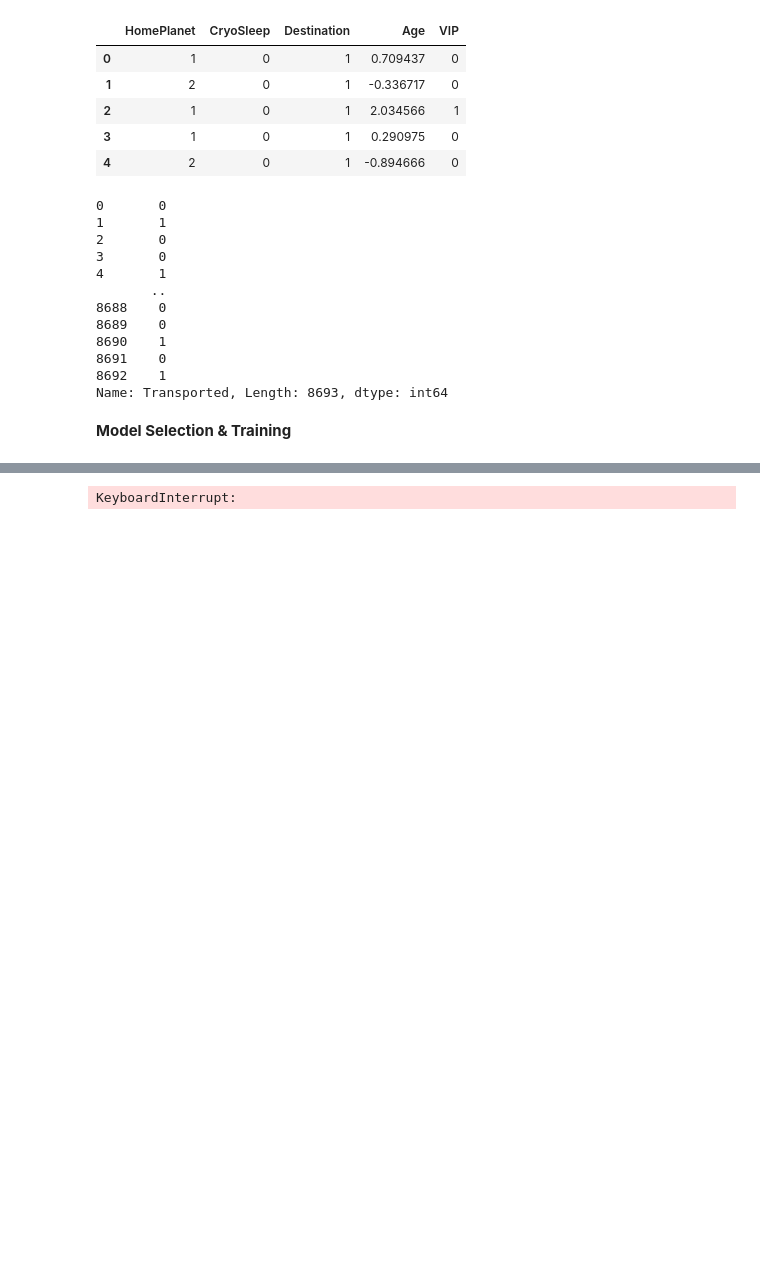
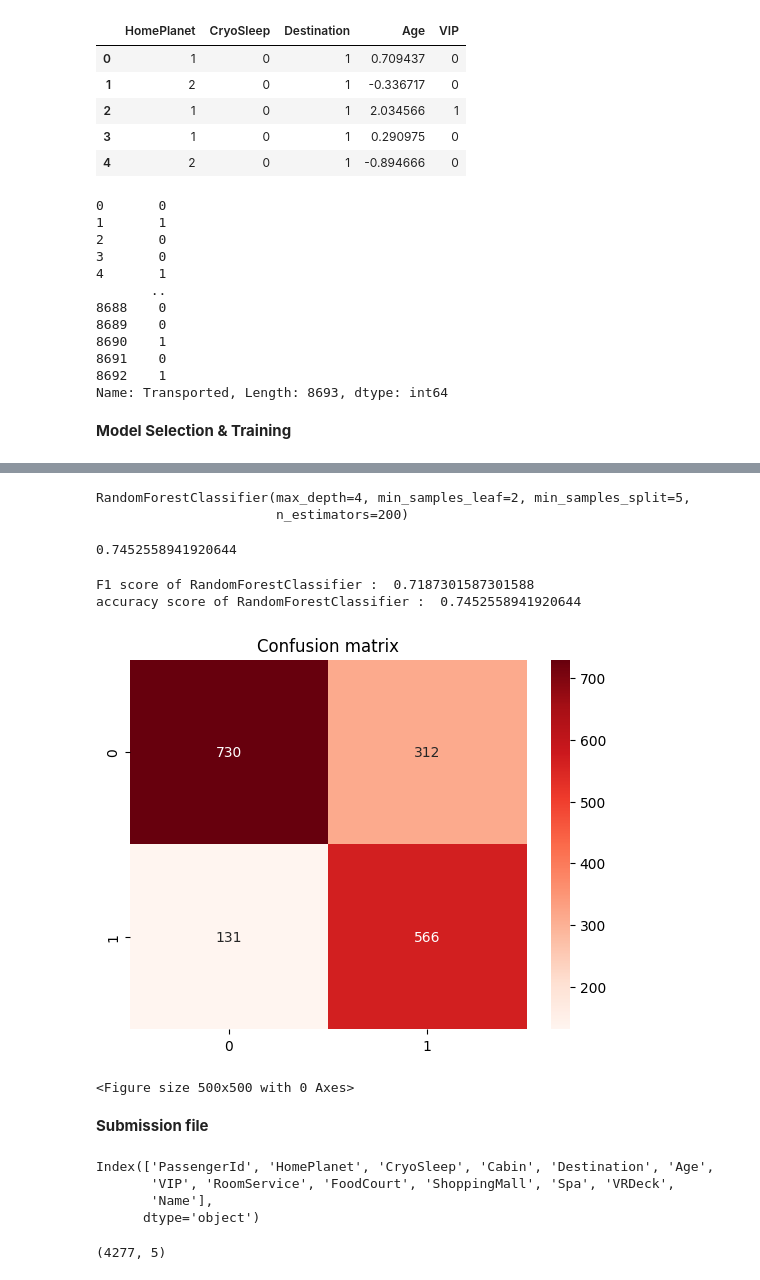
Before and after one commit to Arjitm26/Spaceship-Titanic, a Jupyter notebook: Spaceship titanic.ipynb, the cells around one changed output, grey strips where cells are left out. Drawn from its saved outputs; the diff is of its cells as text; code cells hidden in the pictures; blank space fills up the shorter version.

```diff
--- a/Spaceship titanic.ipynb
+++ b/Spaceship titanic.ipynb
@@ -268,6 +269,4 @@ GridSearchCV(cv=5, estimator=LinearRegression(),
 # %%
-gcv_rfc.fit(x_train,y_train)
+# gcv_rfc.fit(x_train,y_train)
 # %%
-gcv_xgb.fit(x_train,y_train)
+# gcv_xgb.fit(x_train,y_train)
-# %% [output]
-KeyboardInterrupt:
@@ -273,0 +287,27 @@ KeyboardInterrupt:
+# %%
+rfc.fit(x_train,y_train)
+# %% [output]
+RandomForestClassifier(max_depth=4, min_samples_leaf=2, min_samples_split=5,
+                       n_estimators=200)
+# %%
+rfc.score(x_test,y_test)
+# %% [output]
+0.7452558941920644
+# %%
+predicted_rfc = rfc.predict(x_test)
+# %%
+print("F1 score of RandomForestClassifier : ",metrics.f1_score(y_test,predicted_rfc))
+print("accuracy score of RandomForestClassifier : ",metrics.accuracy_score(y_test,predicted_rfc))
+# %% [output]
+F1 score of RandomForestClassifier :  0.7187301587301588
+accuracy score of RandomForestClassifier :  0.7452558941920644
+# %%
+cm = metrics.confusion_matrix(predicted_rfc,y_test)
+
+plt.title('Confusion matrix')
+sns.heatmap(cm,annot = True,cmap = 'Reds',fmt = 'd')
+plt.figure(figsize = (5,5))
+plt.show()
+# %% [output]
+[figure, added]
+<Figure size 500x500 with 0 Axes>
@@ -273,0 +319,2 @@ KeyboardInterrupt:
+# %% [markdown]
+**Submission file**
@@ -273,0 +331,7 @@ KeyboardInterrupt:
+# %%
+test_set.columns
+# %% [output]
+Index(['PassengerId', 'HomePlanet', 'CryoSleep', 'Cabin', 'Destination', 'Age',
+       'VIP', 'RoomService', 'FoodCourt', 'ShoppingMall', 'Spa', 'VRDeck',
+       'Name'],
+      dtype='object')
@@ -273,0 +363,4 @@ KeyboardInterrupt:
+# %%
+test_set.shape
+# %% [output]
+(4277, 5)
```
Also changed, not shown: parts of 27 cells of this notebook.
